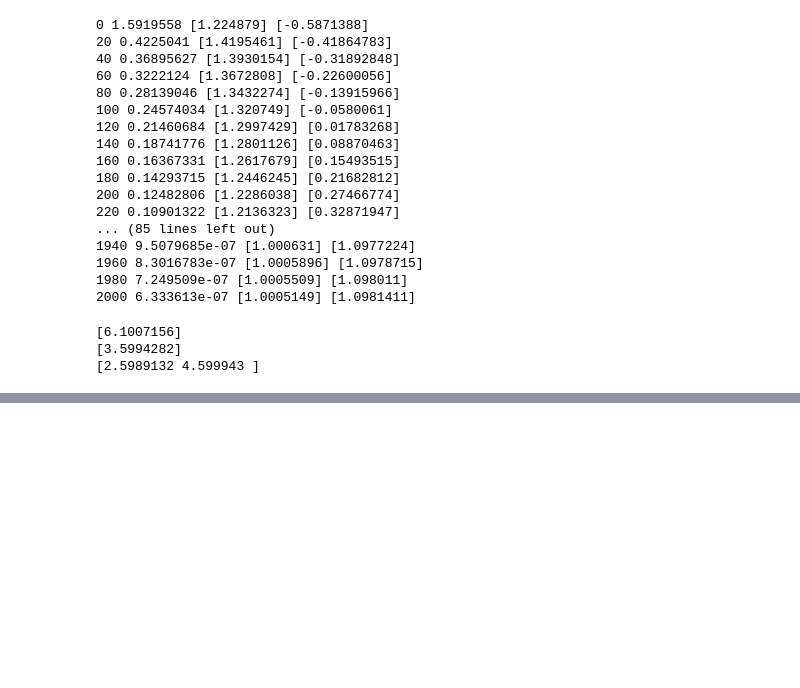
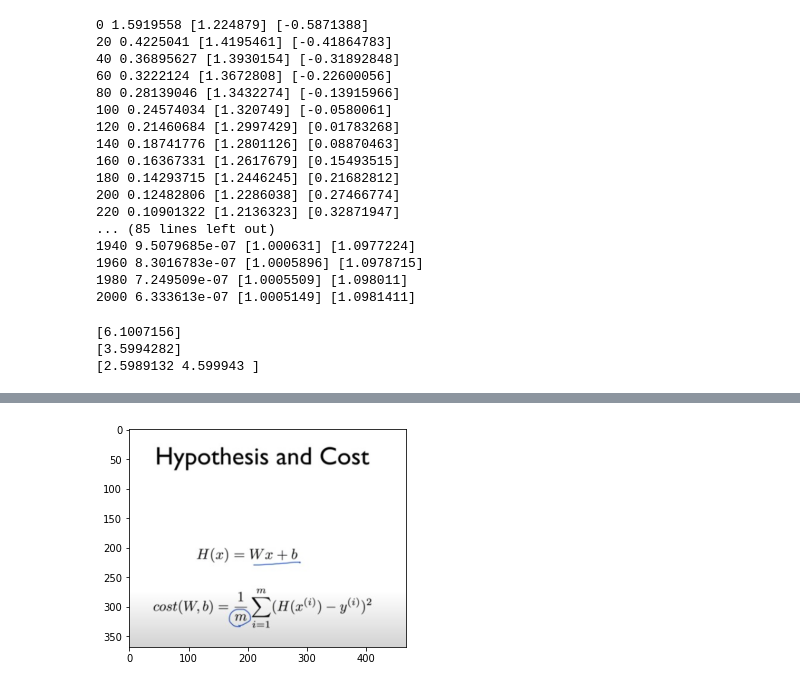
Before and after one commit to MinsuKim3095/study, a Jupyter notebook: 1.모두를_위한_딥러닝_강좌_Season_1/210202A_모두를_위한_딥러닝_강좌_Season_1.ipynb, the cells around one changed output, grey strips where cells are left out. Saved outputs shown, nothing was run; the diff lists cells and outputs as text; code cells hidden in the pictures; blank space fills up the shorter version.

Commit message:
210204_study
Linear Regression / Gradient Descent Algorithm

```diff
--- a/1.모두를_위한_딥러닝_강좌_Season_1/210202A_모두를_위한_딥러닝_강좌_Season_1.ipynb
+++ b/1.모두를_위한_딥러닝_강좌_Season_1/210202A_모두를_위한_딥러닝_강좌_Season_1.ipynb
@@ -319,0 +345,6 @@ print(sess.run(hypothesis, feed_dict={X:[1.5, 3.5]}))
+# %%
+image1 = img.imread('./images/Linear_Regression_Hypothesis_And_Cost.jpg')
+plt.imshow(image1)
+plt.show()
+# %% [output]
+[figure, added]
```
Also changed, not shown: parts of 18 cells of this notebook, 7 other files.
